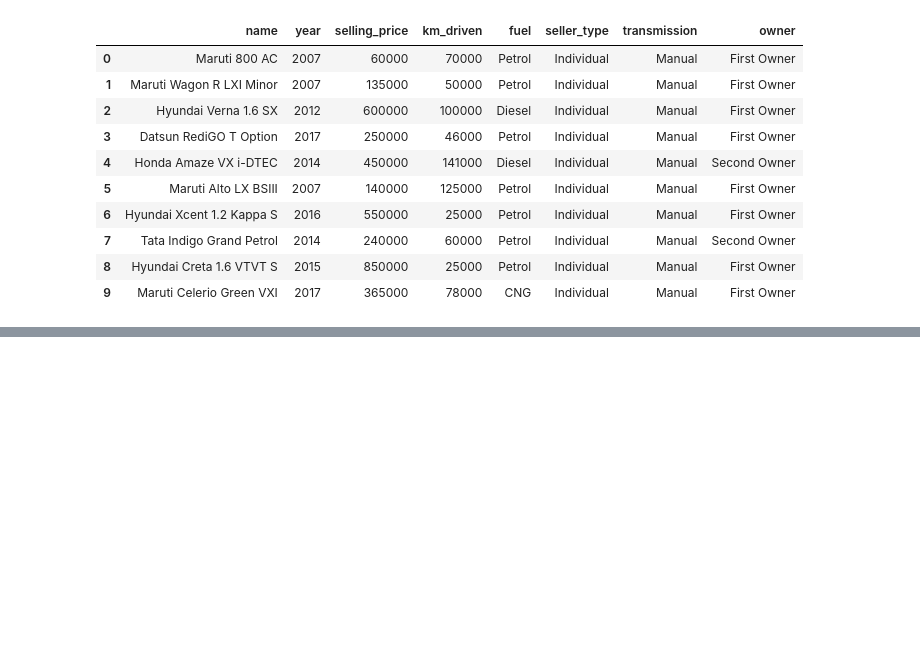
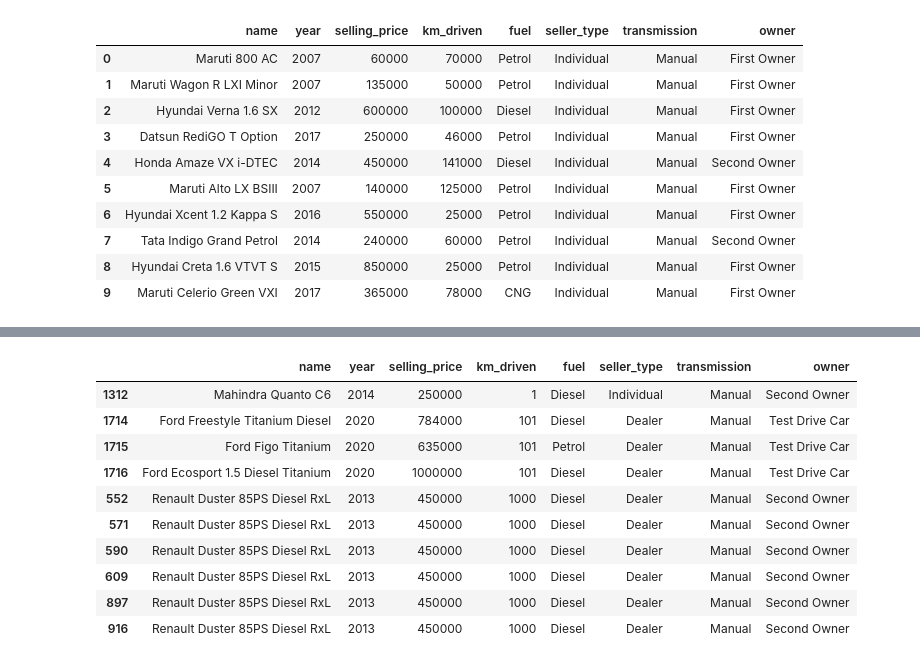
Before and after one commit to reubx03/used-car-price-intelligence, a Jupyter notebook: notebooks/01_EDA.ipynb, the cells around one changed output, grey strips where cells are left out. Saved outputs shown, nothing was run; the diff lists cells and outputs as text; code cells hidden in the pictures; blank space fills up the shorter version.

```diff
--- a/notebooks/01_EDA.ipynb
+++ b/notebooks/01_EDA.ipynb
@@ -180,0 +207,14 @@ Total duplicate-related rows: 1289
+# %%
+df.nsmallest(10, 'km_driven')
+# %% [output]
+|  | name | year | selling_price | km_driven | fuel | seller_type | transmission | owner |
+| 1312 | Mahindra Quanto C6 | 2014 | 250000 | 1 | Diesel | Individual | Manual | Second Owner |
+| 1714 | Ford Freestyle Titanium Diesel | 2020 | 784000 | 101 | Diesel | Dealer | Manual | Test Drive Car |
+| 1715 | Ford Figo Titanium | 2020 | 635000 | 101 | Petrol | Dealer | Manual | Test Drive Car |
+| 1716 | Ford Ecosport 1.5 Diesel Titanium | 2020 | 1000000 | 101 | Diesel | Dealer | Manual | Test Drive Car |
+| 552 | Renault Duster 85PS Diesel RxL | 2013 | 450000 | 1000 | Diesel | Dealer | Manual | Second Owner |
+| 571 | Renault Duster 85PS Diesel RxL | 2013 | 450000 | 1000 | Diesel | Dealer | Manual | Second Owner |
+| 590 | Renault Duster 85PS Diesel RxL | 2013 | 450000 | 1000 | Diesel | Dealer | Manual | Second Owner |
+| 609 | Renault Duster 85PS Diesel RxL | 2013 | 450000 | 1000 | Diesel | Dealer | Manual | Second Owner |
+| 897 | Renault Duster 85PS Diesel RxL | 2013 | 450000 | 1000 | Diesel | Dealer | Manual | Second Owner |
+| 916 | Renault Duster 85PS Diesel RxL | 2013 | 450000 | 1000 | Diesel | Dealer | Manual | Second Owner |
```
Also changed, not shown: parts of 20 cells of this notebook, 2 other files.
